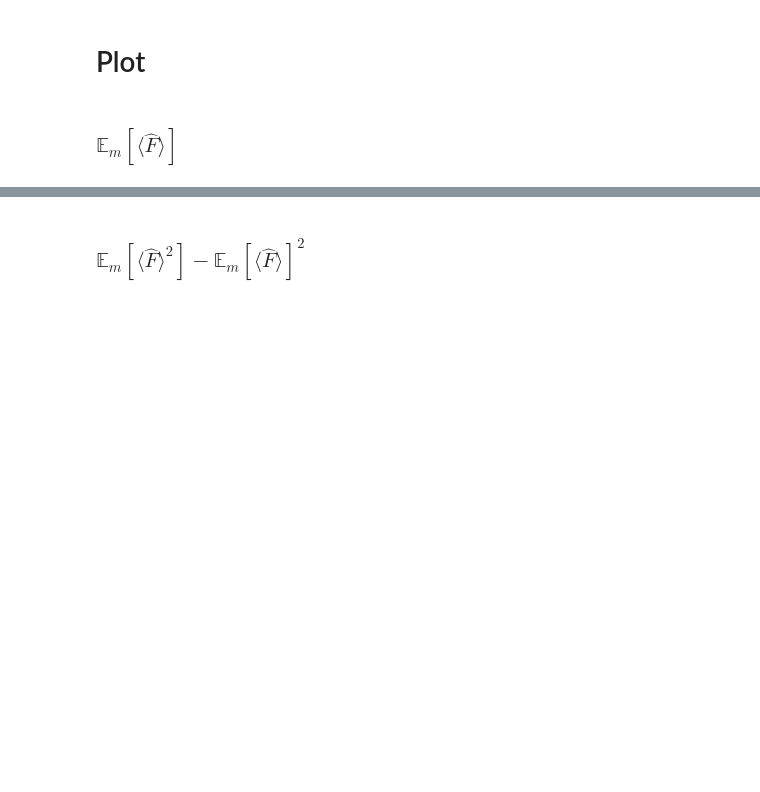
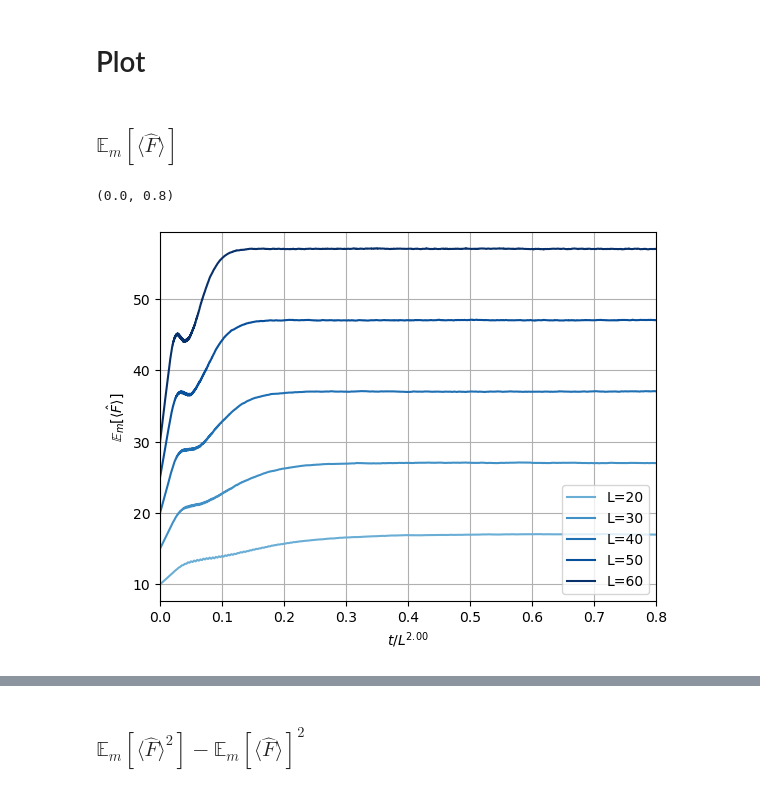
Before and after one commit to youtao1999/CT_MPS, a Jupyter notebook: FM_DW_T.ipynb, the cells around one changed output, grey strips where cells are left out. Cells and saved outputs as stored; diff of their text form; code cells hidden in the pictures; blank space fills up the shorter version.

```diff
--- a/FM_DW_T.ipynb
+++ b/FM_DW_T.ipynb
@@ -28,3 +28,5 @@ from diffusion_utils import *
 %load_ext line_profiler
 # %% [markdown]
 # Load
+# %%
+data=load_json('MPS_0-1_T/MPS_(0,1)_L30_pctrl0.500_pproj0.000_s100_T.json')
@@ -93,6 +103,28 @@ visualize_dataset(df_MPS_0_T,params={'Metrics':'DW1','T':0,'p_proj':0},xlabel='p
 # Plot
 # %% [markdown]
 ### $\mathbb{E}_m[\langle{\hat{F}}\rangle]$
+# %%
+L_list=np.arange(20,61,10)
+# L_list=[20,30,40,50]
+fig,ax=plt.subplots()
+z=2
+p_ctrl=0.4
+color_list=(plt.cm.Blues(np.linspace(0.5,1,len(L_list))))
+for idx,L in enumerate(L_list):
+    data=df_MPS_0_DW.xs(level='Metrics',key='DW1').xs(level='p_ctrl',key=p_ctrl).xs(level='p_proj',key=0.00).xs(level='L',key=L).sort_index()['observations']
+    t_list=data.index
+    y=data.apply(np.mean)
+    ax.plot((t_list/L**z),y,label=f'L={L}',color=(color_list[idx]))
+ax.legend()
+ax.grid('on')
+# ax.set_xlim(0,80/L_list[0]**z)
+ax.set_ylabel(r'$\mathbb{E}_m[\langle{\hat{F}}\rangle]$')
+ax.set_xlabel(f'$t/L^{{{z:.2f}}}$')
+
+ax.set_xlim(0,.8)
+# %% [output]
+(0.0, 0.8)
+[figure, added]
 # %%
 L_list=np.arange(20,61,10)
 # L_list=[20,30,40,50]
```
Also changed, not shown: parts of 23 cells of this notebook.
